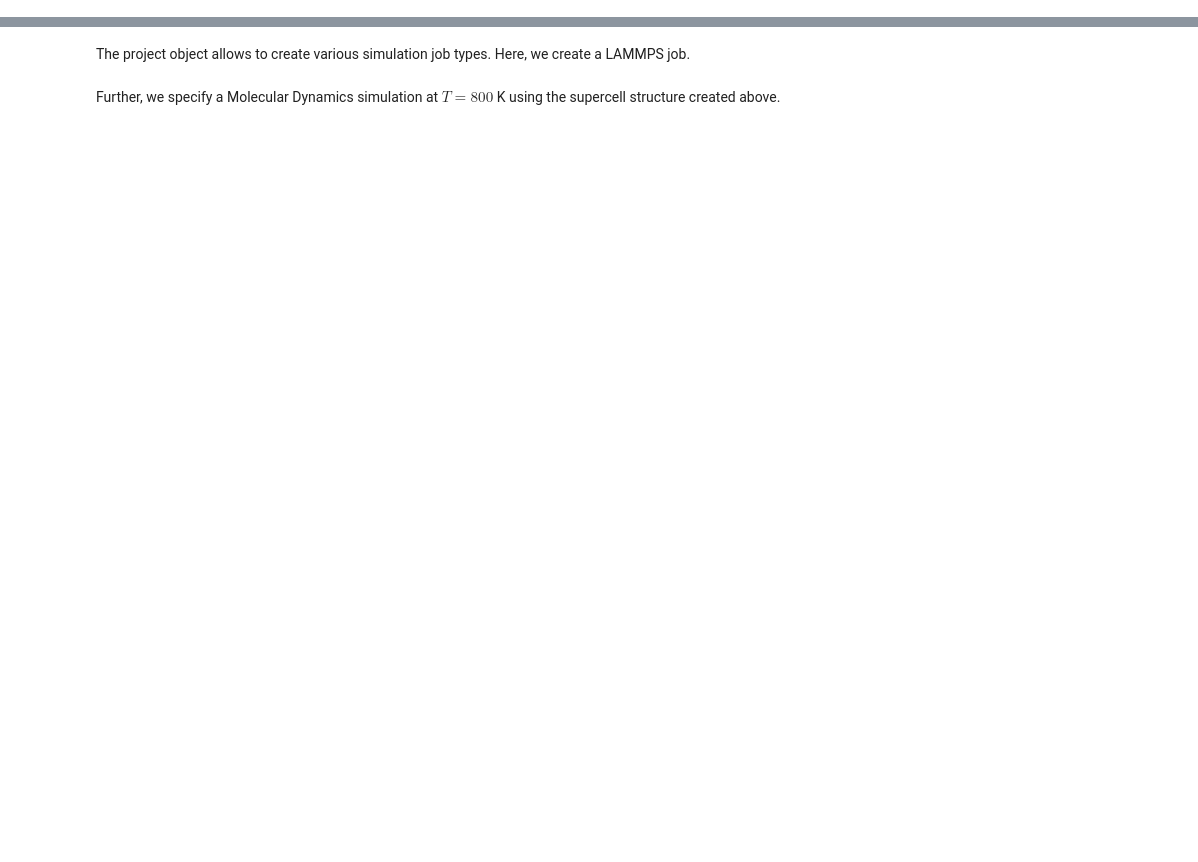
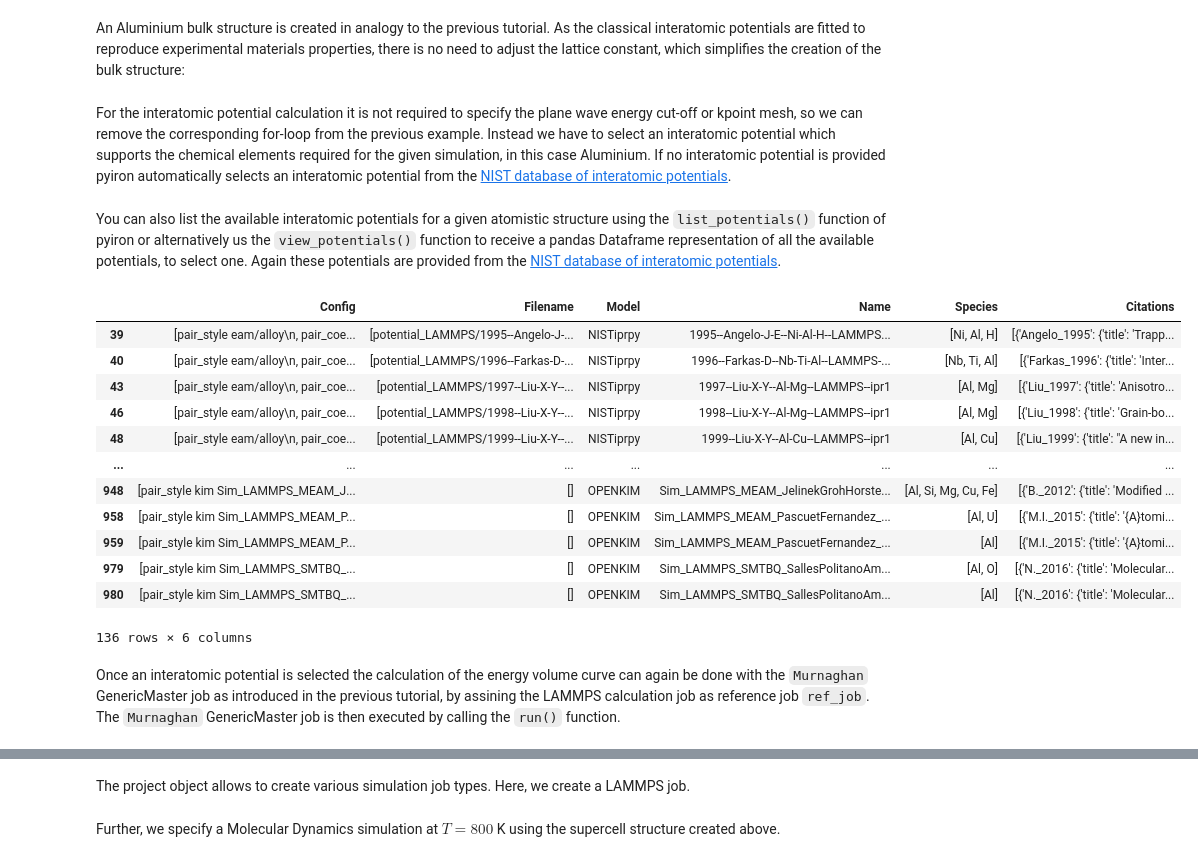
Before and after one commit to jan-janssen/birmingham, a Jupyter notebook: 4-molecular-dynamics.ipynb, the cells around one changed output, grey strips where cells are left out. Saved outputs shown, nothing was run; the diff lists cells and outputs as text; code cells hidden in the pictures; blank space fills up the shorter version.

```diff
--- a/4-molecular-dynamics.ipynb
+++ b/4-molecular-dynamics.ipynb
@@ -27,0 +23,3 @@ For this basic simulation example we construct an fcc Al crystal in a cubic supe
+# %%
+pr = Project("energy_volume_curve_md")
+pr.remove_jobs(recursive=True, silently=True)
@@ -27,0 +38,32 @@ For this basic simulation example we construct an fcc Al crystal in a cubic supe
+# %% [markdown]
+An Aluminium bulk structure is created in analogy to the previous tutorial. As the classical interatomic potentials are fitted to reproduce experimental materials properties, there is no need to adjust the lattice constant, which simplifies the creation of the bulk structure:
+# %%
+structure_Al = pr.create.structure.ase.bulk("Al")
+# %% [markdown]
+For the interatomic potential calculation it is not required to specify the plane wave energy cut-off or kpoint mesh, so we can remove the corresponding for-loop from the previous example. Instead we have to select an interatomic potential which supports the chemical elements required for the given simulation, in this case Aluminium. If no interatomic potential is provided pyiron automatically selects an interatomic potential from the [NIST database of interatomic potentials](https://www.ctcms.nist.gov/potentials/).
+# %%
+job_Al = pr.create.job.Lammps("lmp")
+job_Al.structure = structure_Al
+job_Al.potential = "1995--Angelo-J-E--Ni-Al-H--LAMMPS--ipr1"
+job_Al.server.cores = 1
+# %% [markdown]
+You can also list the available interatomic potentials for a given atomistic structure using the `list_potentials()` function of pyiron or alternatively us the `view_potentials()` function to receive a pandas Dataframe representation of all the available potentials, to select one. Again these potentials are provided from the [NIST database of interatomic potentials](https://www.ctcms.nist.gov/potentials/).
+# %%
+# job_Al.list_potentials()
+job_Al.view_potentials()
+# %% [output]
+|  | Config | Filename | Model | Name | Species | Citations |
+| 39 | [pair_style eam/alloy\n, pair_coe... | [potential_LAMMPS/1995--Angelo-J-... | NISTiprpy | 1995--Angelo-J-E--Ni-Al-H--LAMMPS... | [Ni, Al, H] | [{'Angelo_1995': {'title': 'Trapp... |
+| 40 | [pair_style eam/alloy\n, pair_coe... | [potential_LAMMPS/1996--Farkas-D-... | NISTiprpy | 1996--Farkas-D--Nb-Ti-Al--LAMMPS-... | [Nb, Ti, Al] | [{'Farkas_1996': {'title': 'Inter... |
+| 43 | [pair_style eam/alloy\n, pair_coe... | [potential_LAMMPS/1997--Liu-X-Y--... | NISTiprpy | 1997--Liu-X-Y--Al-Mg--LAMMPS--ipr1 | [Al, Mg] | [{'Liu_1997': {'title': 'Anisotro... |
+| 46 | [pair_style eam/alloy\n, pair_coe... | [potential_LAMMPS/1998--Liu-X-Y--... | NISTiprpy | 1998--Liu-X-Y--Al-Mg--LAMMPS--ipr1 | [Al, Mg] | [{'Liu_1998': {'title': 'Grain-bo... |
+| 48 | [pair_style eam/alloy\n, pair_coe... | [potential_LAMMPS/1999--Liu-X-Y--... | NISTiprpy | 1999--Liu-X-Y--Al-Cu--LAMMPS--ipr1 | [Al, Cu] | [{'Liu_1999': {'title': "A new in... |
+| ... | ... | ... | ... | ... | ... | ... |
+| 948 | [pair_style kim Sim_LAMMPS_MEAM_J... | [] | OPENKIM | Sim_LAMMPS_MEAM_JelinekGrohHorste... | [Al, Si, Mg, Cu, Fe] | [{'B._2012': {'title': 'Modified ... |
+| 958 | [pair_style kim Sim_LAMMPS_MEAM_P... | [] | OPENKIM | Sim_LAMMPS_MEAM_PascuetFernandez_... | [Al, U] | [{'M.I._2015': {'title': '{A}tomi... |
+| 959 | [pair_style kim Sim_LAMMPS_MEAM_P... | [] | OPENKIM | Sim_LAMMPS_MEAM_PascuetFernandez_... | [Al] | [{'M.I._2015': {'title': '{A}tomi... |
+| 979 | [pair_style kim Sim_LAMMPS_SMTBQ_... | [] | OPENKIM | Sim_LAMMPS_SMTBQ_SallesPolitanoAm... | [Al, O] | [{'N._2016': {'title': 'Molecular... |
+| 980 | [pair_style kim Sim_LAMMPS_SMTBQ_... | [] | OPENKIM | Sim_LAMMPS_SMTBQ_SallesPolitanoAm... | [Al] | [{'N._2016': {'title': 'Molecular... |
+136 rows × 6 columns
+# %% [markdown]
+Once an interatomic potential is selected the calculation of the energy volume curve can again be done with the `Murnaghan` GenericMaster job as introduced in the previous tutorial, by assining the LAMMPS calculation job as reference job `ref_job`. The `Murnaghan` GenericMaster job is then executed by calling the `run()` function.
```
Also changed, not shown: parts of 62 cells of this notebook, 6 other files.
